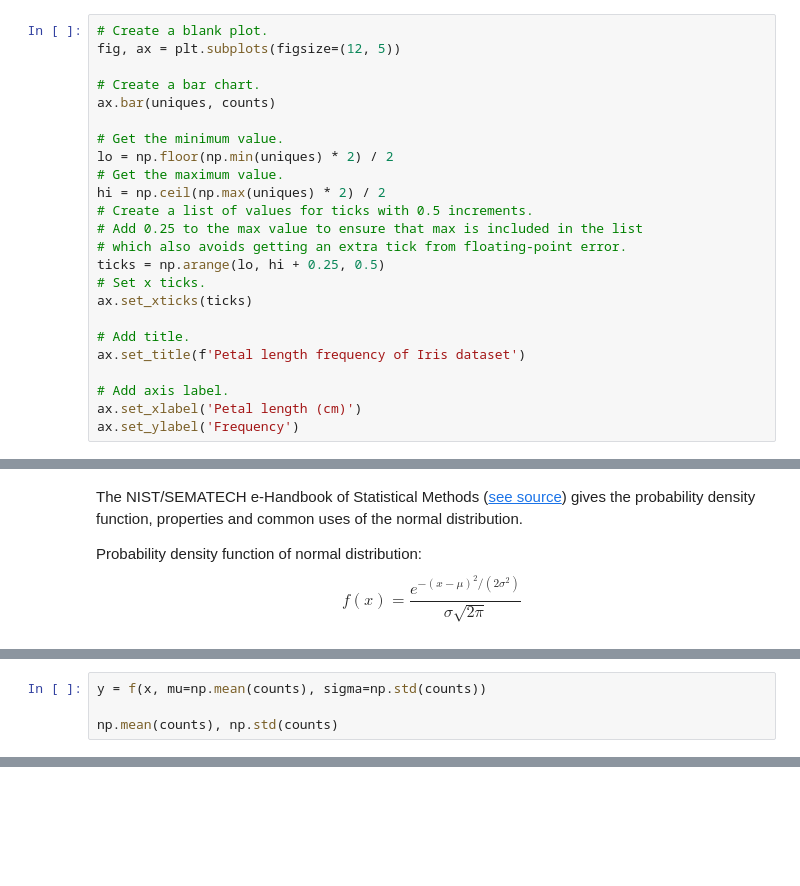
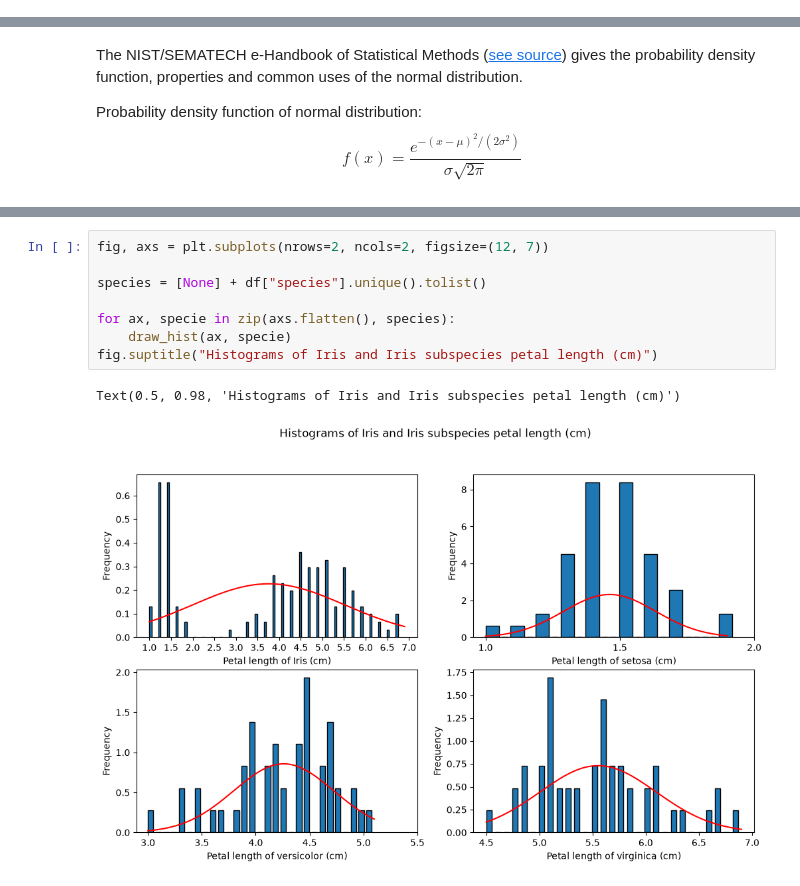
Before and after one commit to aldaszarnauskas/applied-statistics, a Jupyter notebook: problems.ipynb, the cells around one changed output, grey strips where cells are left out. Cells and saved outputs as stored; diff of their text form; blank space fills up the shorter version.

```diff
--- a/problems.ipynb
+++ b/problems.ipynb
@@ -70,27 +63,3 @@ The `numpy.arange` function ([see official documentation](https://numpy.org/doc/
 The `numpy.floor` function ([see official documentation](https://numpy.org/doc/stable/reference/generated/numpy.floor.html)) rounds each element down to the nearest integer.
 
 The `numpy.ceil` function ([see official documentation](https://numpy.org/doc/stable/reference/generated/numpy.ceil.html)) rounds each element up to the nearest integer.
-# %%
-# Create a blank plot.
-fig, ax = plt.subplots(figsize=(12, 5))
-
-# Create a bar chart.
-ax.bar(uniques, counts)
-
-# Get the minimum value.
-lo = np.floor(np.min(uniques) * 2) / 2
-# Get the maximum value.
-hi = np.ceil(np.max(uniques) * 2) / 2
-# Create a list of values for ticks with 0.5 increments.
-# Add 0.25 to the max value to ensure that max is included in the list
-# which also avoids getting an extra tick from floating-point error.
-ticks = np.arange(lo, hi + 0.25, 0.5)
-# Set x ticks.
-ax.set_xticks(ticks)
-
-# Add title.
-ax.set_title(f'Petal length frequency of Iris dataset')
-
-# Add axis label.
-ax.set_xlabel('Petal length (cm)')
-ax.set_ylabel('Frequency')
@@ -157,4 +79,0 @@ ax.set_ylabel('Counts');
-# %%
-y = f(x, mu=np.mean(counts), sigma=np.std(counts))
-
-np.mean(counts), np.std(counts)
@@ -162,0 +132,11 @@ np.mean(counts), np.std(counts)
+# %%
+fig, axs = plt.subplots(nrows=2, ncols=2, figsize=(12, 7))
+
+species = [None] + df["species"].unique().tolist()
+
+for ax, specie in zip(axs.flatten(), species):
+    draw_hist(ax, specie)
+fig.suptitle("Histograms of Iris and Iris subspecies petal length (cm)")
+# %% [output]
+Text(0.5, 0.98, 'Histograms of Iris and Iris subspecies petal length (cm)')
+[figure, added]
```
Also changed, not shown: parts of 11 cells of this notebook.
